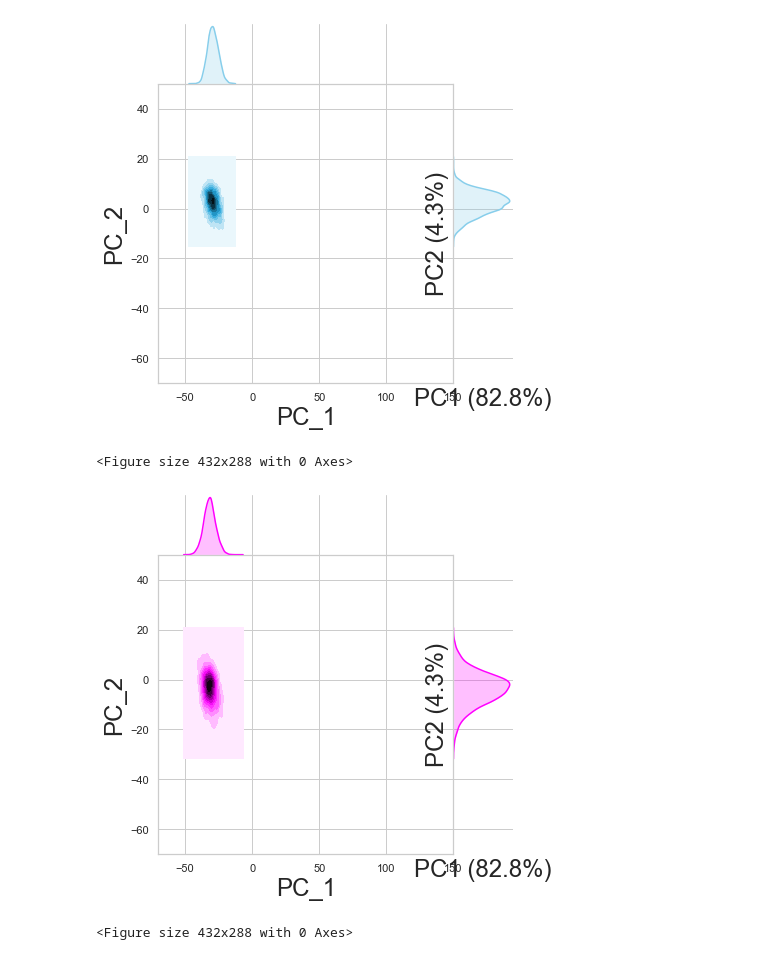
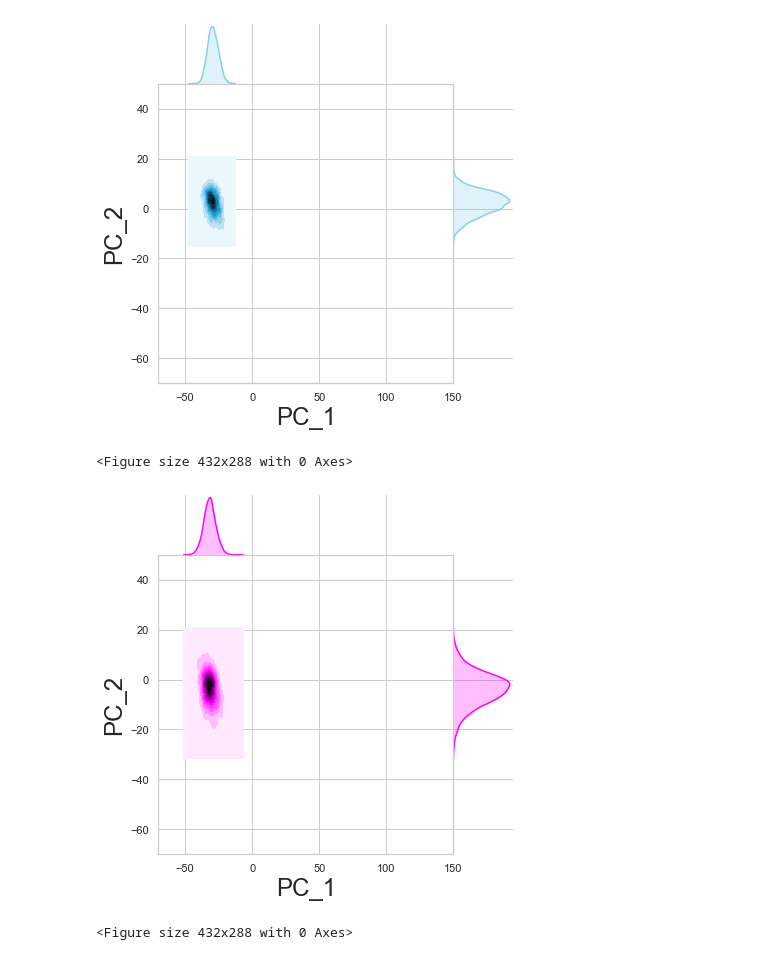
Before and after one commit to gmf12/pcaanalysismrpo, a Jupyter notebook: PCA-mpro-gmf.ipynb, the cells around one changed output. Cells and saved outputs as stored; diff of their text form; code cells hidden in the pictures.

```diff
--- a/PCA-mpro-gmf.ipynb
+++ b/PCA-mpro-gmf.ipynb
@@ -120,29 +112,27 @@ fig1.savefig('Apo-dimer.pdf', dpi=600)
 # %%
 PCA_full=pd.read_csv("C:\\Users\\Avell\\OneDrive\\COVID-19\\Paper\\Final\\PCA-new\\PCA-geral\\dimer_merged_PCA_proj.csv")
 N3=PCA_full.loc[1:12416:1]
 Apo=PCA_full.loc[12417:24832:1]
 N1=PCA_full.loc[24833:35946:1]
 N3d=PCA_full.loc[35947:43872:1]
 Apod=PCA_full.loc[43873:52289:1]
 N1d=PCA_full.loc[52290:60405:1]
 
 #Noligand-6lu7
 plot = sns.jointplot(x="PC_1", y="PC_2", data= N3d, color = "skyblue", space=0, kind="kde")
 
 plot.ax_marg_x.set_xlim(-70, 150)
 plot.ax_marg_y.set_ylim(-70, 50)
 
 
 fig1 = plt.gcf()
 plt.rcParams['axes.labelsize'] = 24
 plt.rcParams['axes.titlesize'] = 24
-plt.xlabel("PC1 (82.8%)")
-plt.ylabel("PC2 (4.3%)")
 plt.show()
 plt.draw()
 fig1.savefig('N3-dimer.pdf', dpi=600)
 # %% [output]
-[figure, old version]
+[figure, new version]
 <Figure size 432x288 with 0 Axes>
 # %%
 PCA_full=pd.read_csv("C:\\Users\\Avell\\OneDrive\\COVID-19\\Paper\\Final\\PCA-new\\PCA-geral\\dimer_merged_PCA_proj.csv")
@@ -164,11 +154,9 @@ plot.ax_marg_y.set_ylim(-70, 50)
 fig1 = plt.gcf()
 plt.rcParams['axes.labelsize'] = 24
 plt.rcParams['axes.titlesize'] = 24
-plt.xlabel("PC1 (82.8%)")
-plt.ylabel("PC2 (4.3%)")
 plt.show()
 plt.draw()
 fig1.savefig('N1-dimer.pdf', dpi=600)
 # %% [output]
-[figure, old version]
+[figure, new version]
 <Figure size 432x288 with 0 Axes>
```
Also changed, not shown: parts of 4 cells of this notebook.
